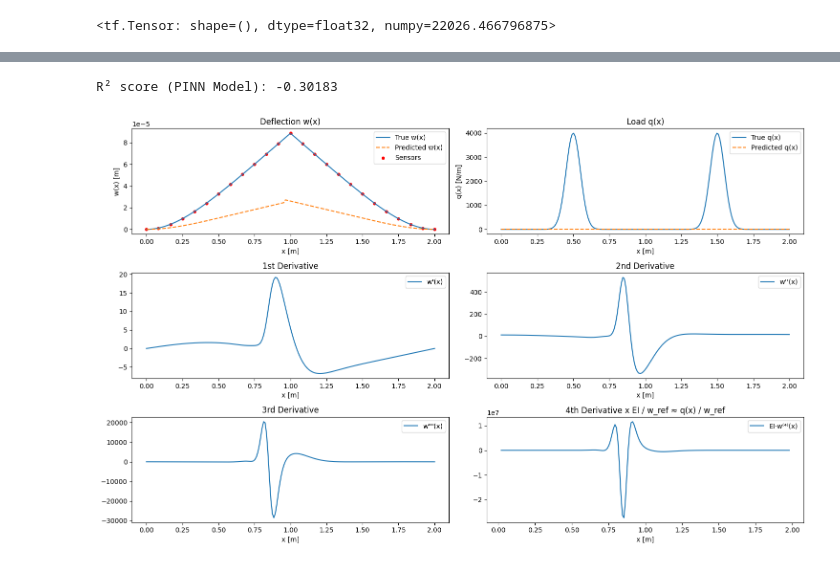
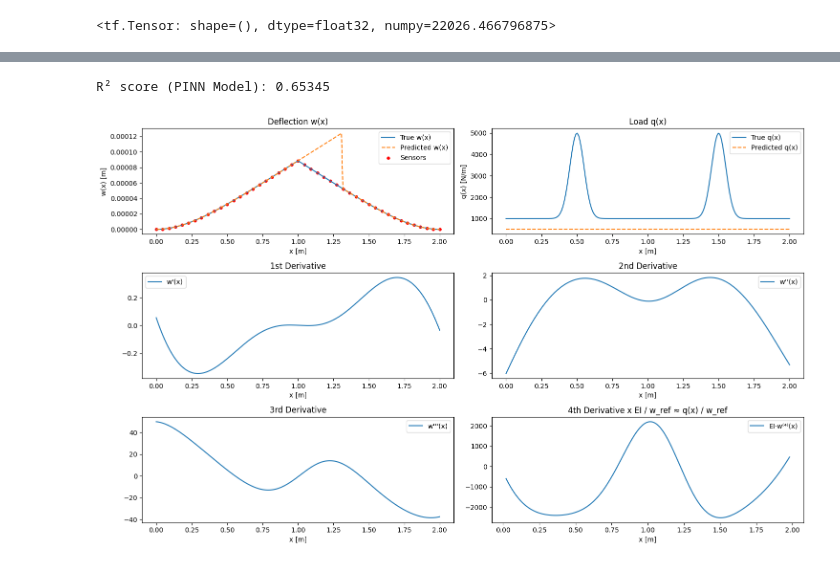
Before and after one commit to ShiyuanDengg/2D-Wall, a Jupyter notebook: 1D/1D NeRF Point Load.ipynb, the cells around one changed output, grey strips where cells are left out. Drawn from its saved outputs; the diff is of its cells as text; code cells hidden in the pictures.

```diff
--- a/1D/1D NeRF Point Load.ipynb
+++ b/1D/1D NeRF Point Load.ipynb
@@ -414,28 +440,29 @@ def train_step_filter(x_colloc, d4w_norm):
     with tf.GradientTape(persistent=True) as tape2:
         with tf.GradientTape(persistent=True) as tape1:
             b_pred = get_model_b(x_colloc)
-            q_hat_tf = piecewise_q_normalized(x_sensors_tf)
+            q_hat_tf = piecewise_q_normalized(x_colloc)
             physics_residual = d4w_norm * w_scale - q_hat_tf
             filtered_residual = b_pred * physics_residual
 
             physics_loss = tf.reduce_mean(tf.square(filtered_residual))
             filter_penalty = tf.reduce_mean(tf.square(1 - b_pred))
             #filter_penalty = tf.exp(10 * filter_penalty)
-            filter_penalty = 1e4 * scale_filter_sigmoid(b_pred, 5.0)
+            filter_penalty = scale_filter_sigmoid(b_pred, 5.0)
 
             tv_b = b_pred[1:] - b_pred[:-1]
             tv_b = tf.reduce_mean(tf.abs(tv_b))
 
-        w_phys.assign(0.1)
-        w_filter.assign(0.1)
-        w_spikes.assign(0.001)
+        w_phys.assign(5e-6)
+        w_filter.assign(1.0)
+        w_spikes.assign(1e-7)
         #update_lra_weights(tape1, physics_loss, tf.constant(0.0), tf.constant(0.0), filter_penalty, update_data=False, update_bcs=False, update_filter=True)
 
         differentiable_loss = w_phys * physics_loss + w_filter * filter_penalty + w_spikes * tv_b
 
     grads_b = tape2.gradient(differentiable_loss, model.trainable_variables)
     optimizer.apply_gradients(zip(grads_b, model.trainable_variables))
+    del tape2
 
-    return physics_loss, filter_penalty
+    return w_phys * physics_loss, w_filter * filter_penalty
 # %%
 @tf.function
@@ -533,28 +522,26 @@ def initialise_b(unit_index=1, p0=0.99):
 # %%
 Data_only = False
 
-N_DATA = 20000
+N_DATA = 10000
 N_FILTER = 20000
-N_INTERM = 10000
-N_INTEGRATE = 40000
+N_INTERM = 40000
 
 history = {"loss": [], "data": [], "phys": [], "bc": [], "filter": []}
 history_params = {"q_hat_norm": [], "q_pl_norm": []}
 history_weights = {"w_data": [], "w_phys": [], "w_bc": [], "w_filter": [], "w_spikes": []}
 # %%
-for epoch in range(N_DATA + N_FILTER + N_INTERM):# + N_INTEGRATE):
+for epoch in range(N_DATA + N_FILTER + N_INTERM):#
 
     if epoch < N_DATA:
       loss, data_l, bc_l, phys_l, filter_l, d4w_norm = train_step_data()
 
     elif epoch == N_DATA:
       print("Freezing everything except the last layer")
-      for l in model.layers:
+      for l in model.variables[:-2]: #everything except weight and bias of last layer
         l.trainable = False
-      model.layers[-1].trainable = True   #to only train the last layer
 
       *_ ,d2w_full_norm ,_ ,d4w_full_norm = compute_derivatives(x_tf)
-      max_moment_loc = x_tf[tf.argmax(tf.abs(d2w_full_norm))]
+      max_moment_loc = x_tf[tf.argmax(tf.abs(d2w_full_norm)).numpy().item(), 0]
 
       if USE_COLLOC:
         x_colloc = get_collocation_points(x_sensors_tf, max_moment_loc, colloc_width / L, colloc_density)
@@ -573,15 +560,12 @@ for epoch in range(N_DATA + N_FILTER + N_INTERM):# + N_INTEGRATE):
 
     elif epoch == N_DATA + N_FILTER:
       print("Unfreezing")
-      for l in model.layers:
+      for l in model.variables:
         l.trainable = True
-      pred_hinge_loc = x_tf[tf.argmin(model(x_tf)[:,1])]
 
     elif epoch < N_DATA + N_FILTER + N_INTERM:
+      pred_hinge_loc = x_tf[tf.argmin(model(x_tf)[:,1])]
       loss, data_l, bc_l, phys_l, filter_l = train_step_intermediate(x_colloc)
-
-    else:
-      loss, data_l, bc_l, phys_l, filter_l = train_step_final(x_colloc)
 
     if epoch % 1000 == 0:
         print(f"Epoch {epoch:5d} | "f"Data: {data_l.numpy().item():.6f} | Phys: {phys_l.numpy().item():.6f} | Filter: {filter_l.numpy().item():.6f}  | BC: {bc_l.numpy().item():.6f}| q udl: {q_hat_norm.numpy():.6f}| q pl: {q_pl_norm.numpy():.6f}")
@@ -632,7 +615,8 @@ pred_hinge_loc
 # %%
+
 w, dw, d2w, d3w, d4w = compute_derivatives(x_tf)
 
 b_pred = get_model_b(x_tf)
-w_pred = get_composite_w(x_tf) * w_max
+w_pred = get_composite_w(x_tf) * w_max if (epoch > N_DATA + N_FILTER + 1) else get_model_w(x_tf) * w_max
 
 q_pred = piecewise_q_normalized(x_tf) * q_max
@@ -656,7 +647,7 @@ plt.legend()
 
 plt.subplot(gs[0, 1])
 plt.plot(x_plot, q_true, label="True q(x)")
-plt.plot(x_plot, np.full_like(x_plot, q_pred), '--', label="Predicted q(x)")
+plt.plot(x_plot, q_pred, '--', label="Predicted q(x)")
 plt.title("Load q(x)")
 plt.xlabel("x [m]")
 plt.ylabel("q(x) [N/m]")
@@ -671,35 +662,35 @@ plt.legend()
 plt.subplot(gs[1, 1])
 plt.plot(x_plot, d2w.numpy(), label="w''(x)")
 plt.title("2nd Derivative")
 plt.xlabel("x [m]")
 plt.legend()
 
 plt.subplot(gs[2, 0])
 plt.plot(x_plot, d3w.numpy(), label="w'''(x)")
 plt.title("3rd Derivative")
 plt.xlabel("x [m]")
 plt.legend()
 
 # Ensure w_ref is defined for correct scaling
 w_ref = L**4 / EI
 
 plt.subplot(gs[2, 1])
 plt.plot(x_plot[2:-2], d4w[2:-2] * w_max / w_ref, label="EI·w⁽⁴⁾(x)")
 #plt.plot(x_plot, q_pred , '--', label="Predicted q(x) / w_ref")
 plt.title("4th Derivative x EI / w_ref ≈ q(x) / w_ref")
 plt.xlabel("x [m]")
 plt.legend()
 
 from sklearn.metrics import r2_score
 r2_data = r2_score(w_true, w_pred)
 print(f"R² score (PINN Model): {r2_data:.5f}")
 #plt.suptitle(f"Learned q(x): a={a_dim:.4f}, b={b_dim:.4f}, c={c_dim:.4f}")
 plt.tight_layout(rect=[0, 0.03, 1, 0.95])
 plt.show()
 # Compute R²
 # %% [output]
-R² score (PINN Model): -0.30183
+R² score (PINN Model): 0.65345
-[figure, old version]
+[figure, new version]
 # %%
 *_, d4w_cont = compute_derivatives_bc(x_tf)
 d4w_cont.shape
```
Also changed, not shown: parts of 20 cells of this notebook.
